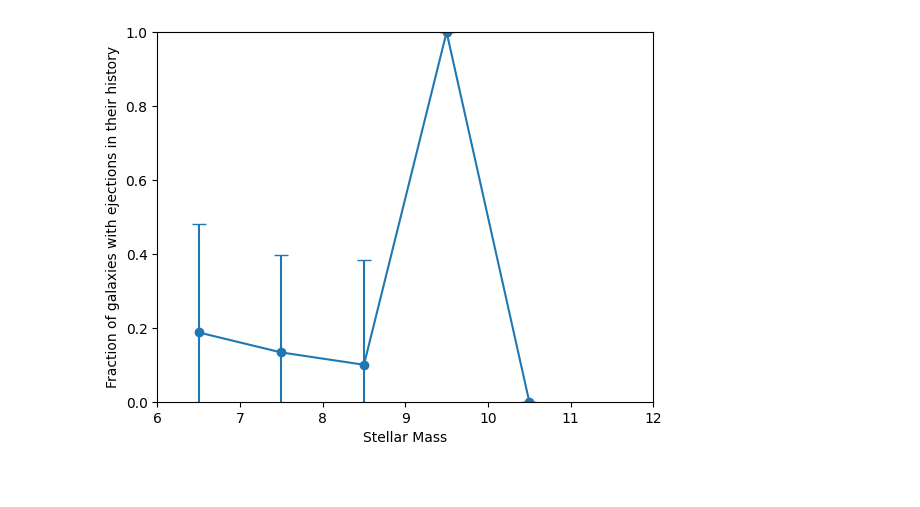
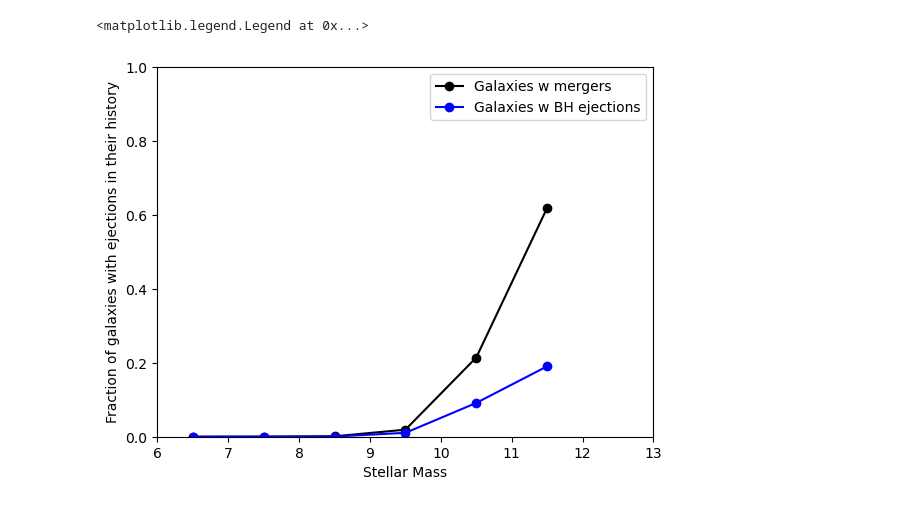
Before and after one commit to ripatel-astro/sage, a Jupyter notebook: GWRecoil/output/results/millennium/notebooks/sandbox.ipynb, the cells around one changed output. Cells and saved outputs as stored; diff of their text form; code cells hidden in the pictures.

Commit message:
Code updates (added galaxy mergeCount variable)

```diff
--- a/GWRecoil/output/results/millennium/notebooks/sandbox.ipynb
+++ b/GWRecoil/output/results/millennium/notebooks/sandbox.ipynb
@@ -198,12 +376,0 @@ BH for galaxy 8931000000000 was refilled at redshift: 0.0
-# %%
-for snap in range(0, 100):
-    galaxies = data[snap][0]
-    metadata = data[snap][2]
-    array_length = len(galaxies)
-
-    for i in range(array_length):
-        for gal_id in gal_ids_refilled:
-            if (galaxies.BHRefilledTime[i] > 0) & (galaxies.GalaxyIndex[i] == gal_id):
-                redshift = metadata['redshift']
-                hubble_h = metadata['hubble_h']
-                print('BH for galaxy', gal_id, 'was refilled at redshift:', redshift)
@@ -238,6 +387,6 @@ for i in range(len(stellar_mass_refill)):
 print(len(np.array(refill_count)))
 print(len(stellar_mass_refill))
 
-galaxies = load_snapshot(param_file, 0)
-print(galaxies)
+galaxies_z0 = load_snapshot(param_file, 0)
+print(galaxies_z0)
 # %% [output]
@@ -443,45 +772,64 @@ def safe_div(numerator, denominator):
         else:
             return 0.0
 
-eject_mask = (galaxies.StellarMass > 0) & (galaxies.BHejectCount > 0)
-stellar_mass = galaxies.StellarMass
-stellar_mass_eject = galaxies.StellarMass[eject_mask]
+w = galaxies_z0.StellarMass > 0
+merge_mask = w & (galaxies_z0.mergeCount > 0)
+bh_merge_mask = w & (galaxies_z0.BHmergeCount > 0)
+eject_mask = w & (galaxies_z0.BHejectCount > 0)
+stellar_mass = np.log10(galaxies_z0.StellarMass[w] * 1e10 / hubble_h)
+stellar_mass_merge = np.log10(galaxies_z0.StellarMass[bh_merge_mask] * 1e10 / hubble_h)
+stellar_mass_eject = np.log10(galaxies_z0.StellarMass[eject_mask] * 1e10 / hubble_h)
+print(len(stellar_mass))
 
 
 min_range = 6
-max_range = 12
+max_range = 13
 interval = 1
 nbins = int((max_range - min_range) / interval)
 mass_bins = np.arange(min_range, max_range, interval)
 
 
+
 mass = []  # Bin centers
+gal_merge_fraction = []
+bh_merge_fraction = []
 bh_eject_fraction = []
 errors = []
 for i in range(nbins - 1):
-        # All galaxies in this mass bin
+        # All galaxies_z0 in this mass bin
         this_bin_mask = (stellar_mass >= mass_bins[i]) & (stellar_mass < mass_bins[i + 1])
         this_bin_count = np.sum(this_bin_mask)
+        print(f'The number of galaxies in this mass bin {mass_bins[i]} - {mass_bins[i+1]}: {this_bin_count}')
 
-        # Galaxies that have had ejected black holes in this mass been
+        # galaxies_z0 that have had mergers in this mass bin
+        gal_merge_mask = (stellar_mass_merge >= mass_bins[i]) & (stellar_mass_merge < mass_bins[i + 1])
+        gal_merge_count = np.sum(gal_merge_mask)
+        print(f'The number of galaxies w mergers in this mass bin {mass_bins[i]} - {mass_bins[i+1]}: {gal_merge_count}')
+
+        # galaxies_z0 that have had merged black holes in this mass bin
+        bh_merge_mask = (stellar_mass_merge >= mass_bins[i]) & (stellar_mass_merge < mass_bins[i + 1])
+        bh_merge_count = np.sum(bh_merge_mask)
+        print(f'The number of galaxies w merged BHs in this mass bin {mass_bins[i]} - {mass_bins[i+1]}: {bh_merge_count}')
+
+        # galaxies_z0 that have had ejected black holes in this mass bin
         bh_eject_mask = (stellar_mass_eject >= mass_bins[i]) & (stellar_mass_eject < mass_bins[i + 1])
         bh_eject_count = np.sum(bh_eject_mask)
+        print(f'The number of galaxies w ejected BHs in this mass bin {mass_bins[i]} - {mass_bins[i+1]}: {bh_eject_count}')
 
         #Calculate occupation fraction
+        gal_merge_fraction.append(safe_div(gal_merge_count, this_bin_count))
+        bh_merge_fraction.append(safe_div(bh_merge_count, this_bin_count))
         bh_eject_fraction.append(safe_div(bh_eject_count, this_bin_count))
-
-        # Standard deviation (binomial) for ejection fraction
-        bh_eject_frac = safe_div(bh_eject_count, this_bin_count)
-        sigma = np.sqrt(safe_div(bh_eject_frac*(1-bh_eject_frac), this_bin_count))
-        errors.append(3*sigma)
-
 
         # Store the mass bin center
         mass.append((mass_bins[i] + mass_bins[i + 1]) / 2.0)
 
-plt.errorbar(mass, bh_eject_fraction, marker='o', yerr=errors, capsize=5)
+plt.plot(mass, gal_merge_fraction, color='black', marker='o', label='Galaxies w mergers')
+# plt.plot(mass, bh_merge_fraction, color='red', marker='o', label='Galaxies w BH-BH mergers')
+plt.plot(mass, bh_eject_fraction, color='blue', marker='o', label='Galaxies w BH ejections')
 plt.xlabel('Stellar Mass')
 plt.ylabel('Fraction of galaxies with ejections in their history')
 plt.xlim(min_range, max_range)
 plt.ylim(0, 1)
+plt.legend()
 # %% [output]
@@ -489 +853,2 @@ plt.ylim(0, 1)
+<matplotlib.legend.Legend at 0x...>
-[figure, old version]
+[figure, new version]
```
Also changed, not shown: parts of 14 cells of this notebook, 4 other files.
